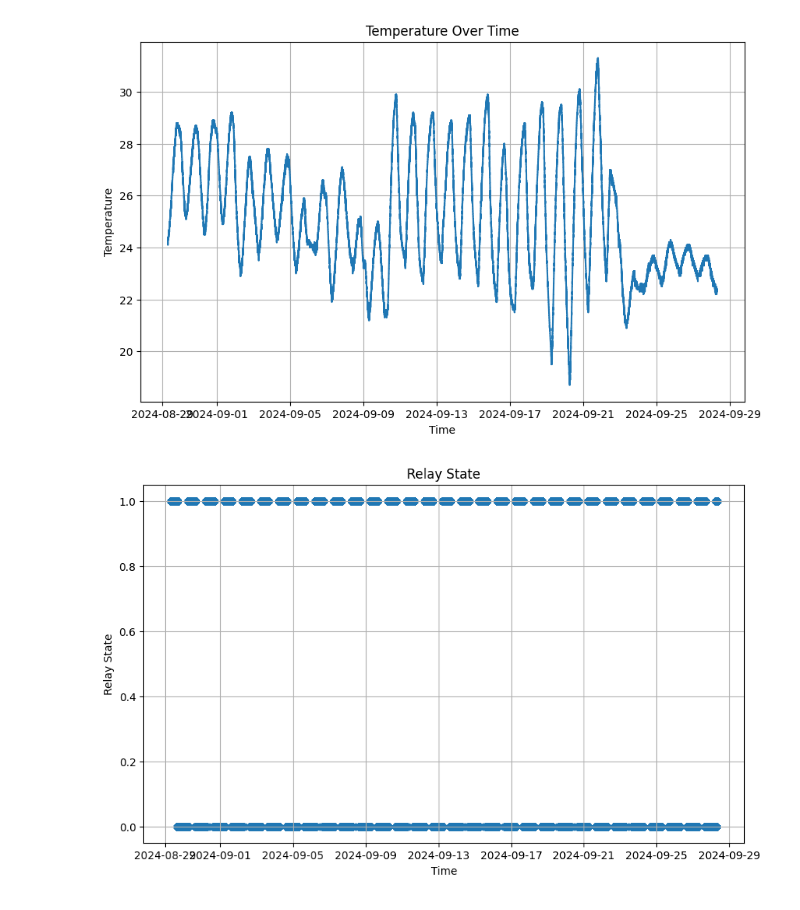
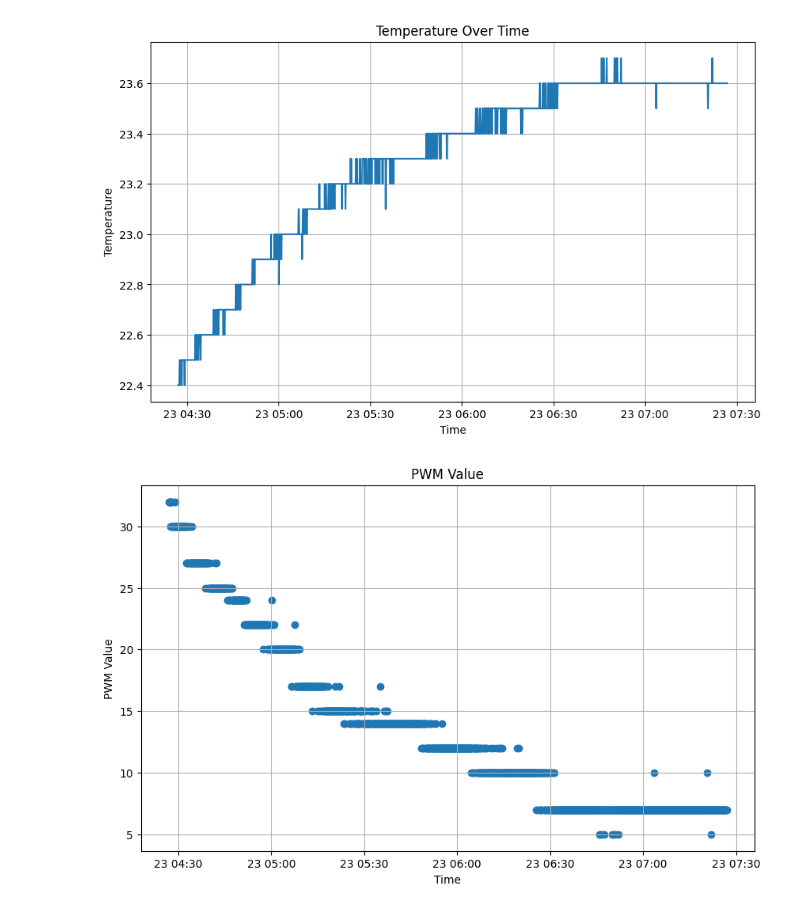
Before and after one commit to nilecou/D1MiniPro_ThermalControl, a Jupyter notebook: main/read_terra_tempdb.ipynb, the cells around one changed output. Saved outputs shown, nothing was run; the diff lists cells and outputs as text; code cells hidden in the pictures.

```diff
--- a/main/read_terra_tempdb.ipynb
+++ b/main/read_terra_tempdb.ipynb
@@ -3,7 +3,7 @@ import numpy as np
 import pandas as pd
 import matplotlib.pyplot as plt
 
-temp = pd.read_csv('/Users/nilslec/Downloads/influxdata_2024-09-28T07_19_49Z.csv',names = ['errState','relState', 'SP','device', 'temp', 'time'], header = 3, dtype = {'errState': bool, 'relState': bool, 'SP': np.float64, 'device': str, 'temp': np.float64},parse_dates=['time'])
+temp = pd.read_csv('/Users/nilslec/Downloads/influxdata_2024-10-23T07_26_58Z.csv',names = ['errState','PWMValue', 'SP', 'temp', 'time'], header = 3, dtype = {'errState': bool, 'relState': bool, 'SP': np.float64, 'temp': np.float64},parse_dates=['time'])
 
 print(temp.shape)
 # Drop rows with NaN index
@@ -27,10 +27,26 @@ plt.show()
 
 
 plt.figure(figsize=(10, 6))
-plt.scatter(temp.index, temp['relState'])
+plt.scatter(temp.index, temp['PWMValue'])
 plt.xlabel('Time')
-plt.ylabel('Relay State')
-plt.title('Relay State')
+plt.ylabel('PWM Value')
+plt.title('PWM Value')
 plt.grid(True)
 plt.show()
+
+plt.figure(figsize=(10, 6))
+plt.scatter(temp.index, temp['SP'])
+plt.xlabel('Time')
+plt.ylabel('SetPoint')
+plt.title('Temp Set Point')
+plt.grid(True)
+plt.show()
+
+plt.figure(figsize=(10, 6))
+plt.scatter(temp.index, temp['errState'])
+plt.xlabel('Time')
+plt.ylabel('Error State')
+plt.title('Error State')
+plt.grid(True)
+plt.show()
 # %% [output]
@@ -54,2 +70,2 @@ time
-[figure, old version]
+[figure, new version]
-[figure, old version]
+[figure, new version]
```
Also changed, not shown: parts of 1 cell of this notebook, 13 other files.
